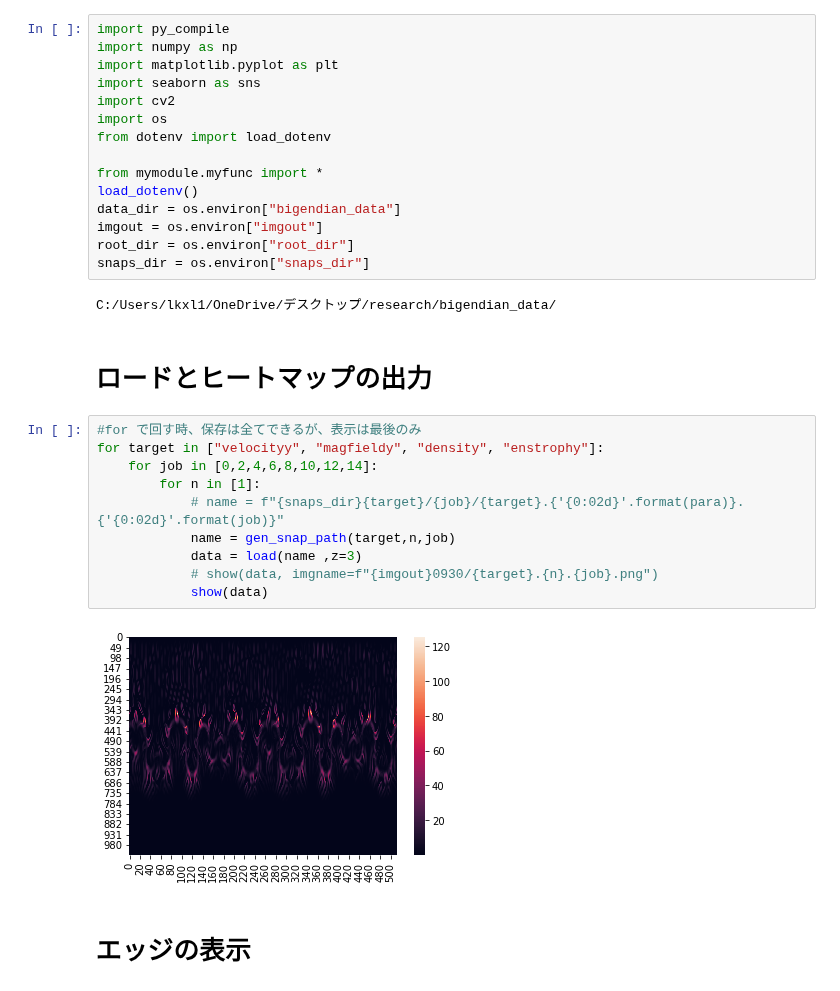
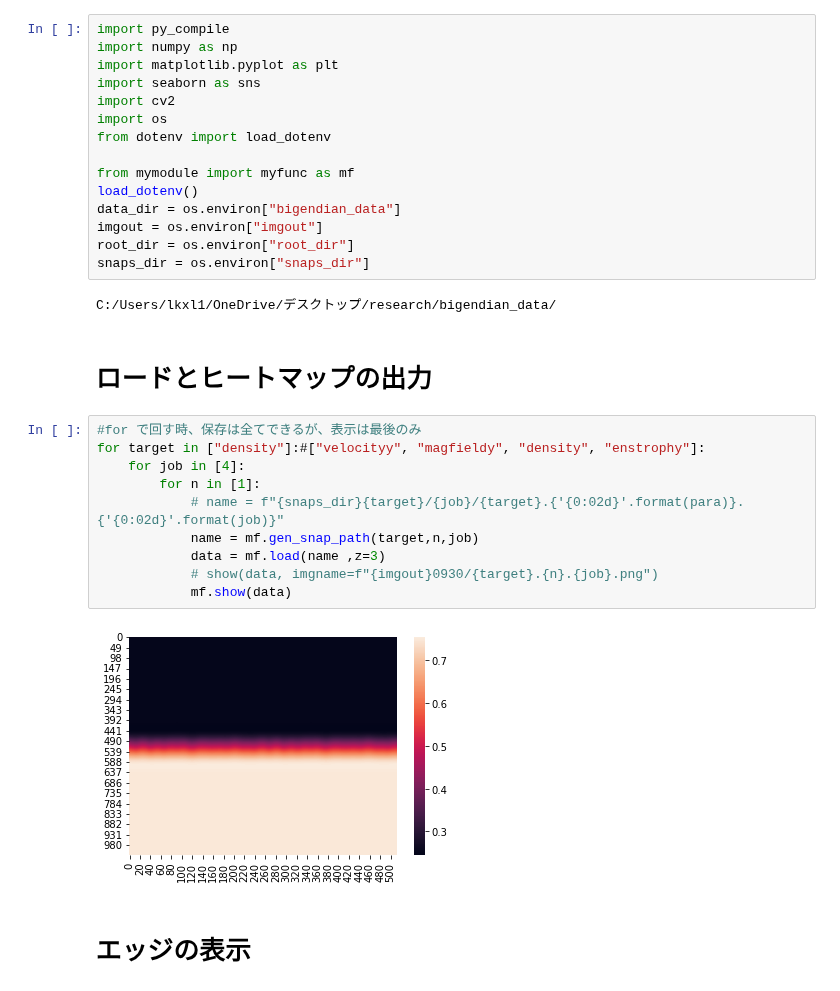
Before and after one commit to koki-mus/research, a Jupyter notebook: src/visualize.ipynb, the cells around one changed output. Cells and saved outputs as stored; diff of their text form.

Commit message:
import name was changed to  mf

```diff
--- a/src/visualize.ipynb
+++ b/src/visualize.ipynb
@@ -7,7 +7,7 @@ import cv2
 import os
 from dotenv import load_dotenv
 
-from mymodule.myfunc import *
+from mymodule import myfunc as mf
 load_dotenv()
 data_dir = os.environ["bigendian_data"]
 imgout = os.environ["imgout"]
@@ -19,16 +19,16 @@ C:/Users/lkxl1/OneDrive/デスクトップ/research/bigendian_data/
 # ロードとヒートマップの出力
 # %%
 #for で回す時、保存は全てできるが、表示は最後のみ
-for target in ["velocityy", "magfieldy", "density", "enstrophy"]:
-    for job in [0,2,4,6,8,10,12,14]:
+for target in ["density"]:#["velocityy", "magfieldy", "density", "enstrophy"]:
+    for job in [4]:
         for n in [1]:
             # name = f"{snaps_dir}{target}/{job}/{target}.{'{0:02d}'.format(para)}.{'{0:02d}'.format(job)}"
-            name = gen_snap_path(target,n,job)
-            data = load(name ,z=3)
+            name = mf.gen_snap_path(target,n,job)
+            data = mf.load(name ,z=3)
             # show(data, imgname=f"{imgout}0930/{target}.{n}.{job}.png")
-            show(data)
+            mf.show(data)
 # %% [output]
-[figure, old version]
+[figure, new version]
 # %% [markdown]
 # エッジの表示
 # %%
```
Also changed, not shown: parts of 5 cells of this notebook.
